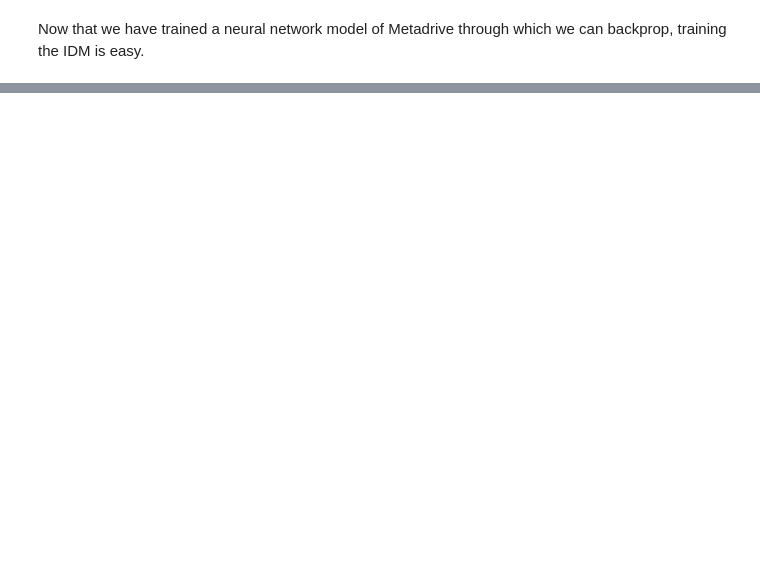
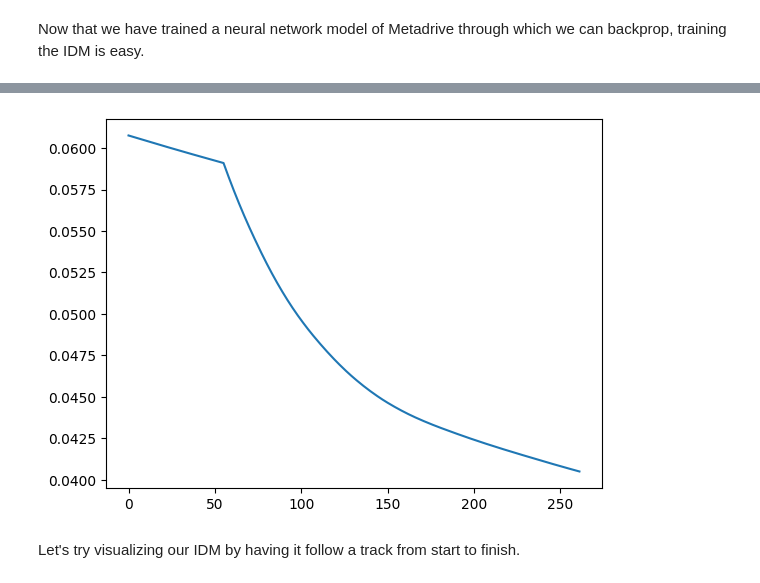
Before and after one commit to pimpale/metadrive-offline-rl-benchmark, a Jupyter notebook: metadrive-idm-model.ipynb, the cells around one changed output, grey strips where cells are left out. Drawn from its saved outputs; the diff is of its cells as text; code cells hidden in the pictures; blank space fills up the shorter version.

```diff
--- a/metadrive-idm-model.ipynb
+++ b/metadrive-idm-model.ipynb
@@ -459,5 +368,7 @@ KeyboardInterrupt:
 # %%
-dataset: list[Observation] = []
+idm_train_data: list[Observation] = []
 for states in h:
     for i in range(len(states)-1):
-        dataset.append((states[i], states[i+1]))
+        idm_train_data.append((states[i], states[i+1]))
+
+print("train data:", len(idm_train_data))
@@ -467,18 +426,25 @@ random.shuffle(dataset)
 # %%
+idm_train_iter = itertools.cycle(idm_train_data)
+
 idm = InverseDynamicsModel().to(device)
 
 idm_optimizer = torch.optim.Adam(idm.parameters())
 
 idm_step = 0
 idm_losses = []
-# %%
-set_lr(idm_optimizer, 1e-4)
-INVERSE_DYNAMICS_MODEL_TRAIN_EPOCHS = 1000
-INVERSE_DYNAMICS_MODEL_TRAIN_BATCH_SIZE = 128
-
-while idm_step < INVERSE_DYNAMICS_MODEL_TRAIN_EPOCHS:
-    idm_step += 1
-    idm_batch = idm_train_ds.sample(INVERSE_DYNAMICS_MODEL_TRAIN_BATCH_SIZE)
-    idm_loss = idm_train_step(idm_batch)
-    if idm_step % 50 == 0:
-        print(f"IDM Step {idm_step}: {idm_loss:.4f}")
+# %%
+set_lr(idm_optimizer, 1e-5)
+INVERSE_DYNAMICS_MODEL_TRAIN_EPOCHS = 1000
+INVERSE_DYNAMICS_MODEL_TRAIN_BATCH_SIZE = len(idm_train_data)
+
+while idm_step < INVERSE_DYNAMICS_MODEL_TRAIN_EPOCHS:
+    obs_batch = [next(idm_train_iter) for _ in range(INVERSE_DYNAMICS_MODEL_TRAIN_BATCH_SIZE)]
+    loss = idm_train_batch(
+        mm,
+        idm,
+        idm_optimizer,
+        obs_batch,
+    )
+    idm_losses.append(loss)
+    idm_step += 1
+    print(f"Step: {idm_step}, Loss: {loss:.3f}")
@@ -484,0 +470,10 @@ while idm_step < INVERSE_DYNAMICS_MODEL_TRAIN_EPOCHS:
+# %%
+import matplotlib.pyplot as plt
+
+# Plot the losses over training
+plt.plot(list(range(len(idm_losses))), idm_losses, label='IDM')
+plt.show()
+# %% [output]
+[figure, added]
+# %% [markdown]
+Let's try visualizing our IDM by having it follow a track from start to finish.
```
Also changed, not shown: parts of 27 cells of this notebook.
